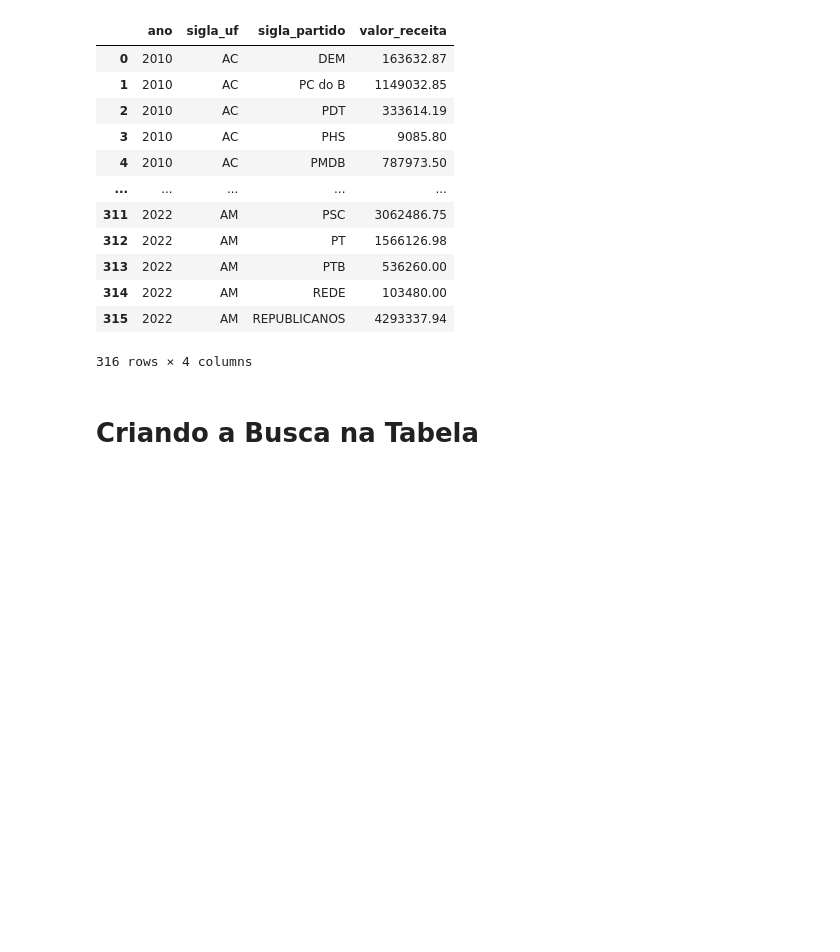
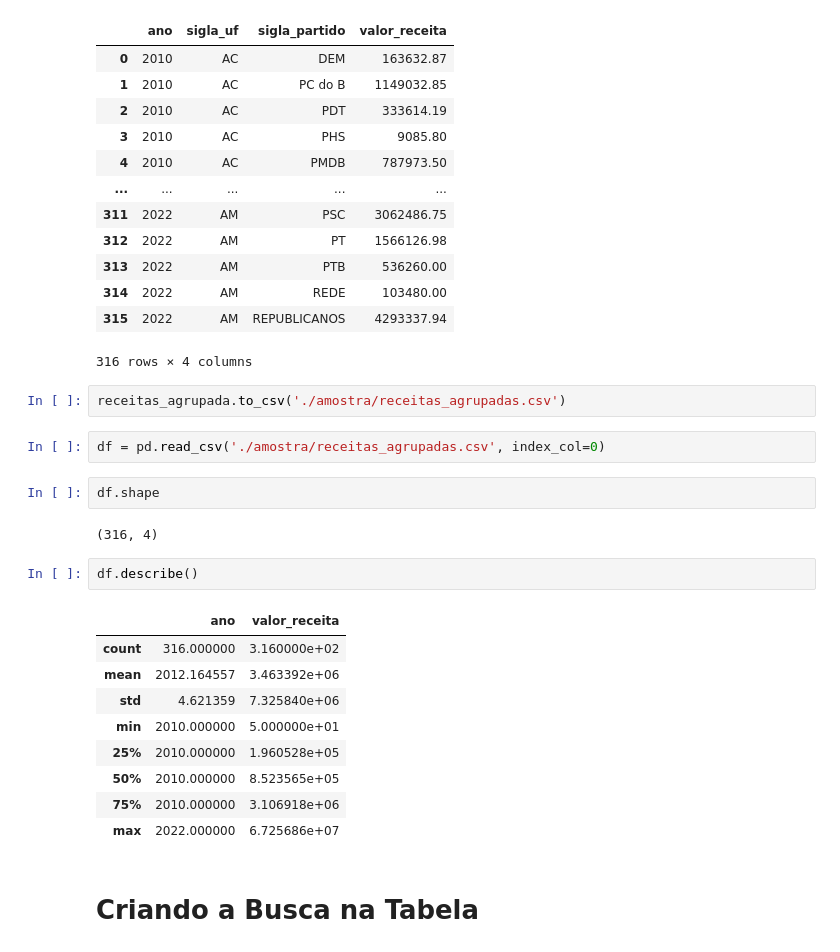
Before and after one commit to AugustoPrestes/Trabalho-ADS-2023.1, a Jupyter notebook: receita-candidatos.ipynb, the cells around one changed output. Cells and saved outputs as stored; diff of their text form; blank space fills up the shorter version.

```diff
--- a/receita-candidatos.ipynb
+++ b/receita-candidatos.ipynb
@@ -224,6 +224,26 @@ receitas_agrupada
 | 314 | 2022 | AM | REDE | 103480.00 |
 | 315 | 2022 | AM | REPUBLICANOS | 4293337.94 |
 316 rows × 4 columns
+# %%
+receitas_agrupada.to_csv('./amostra/receitas_agrupadas.csv')
+# %%
+df = pd.read_csv('./amostra/receitas_agrupadas.csv', index_col=0)
+# %%
+df.shape
+# %% [output]
+(316, 4)
+# %%
+df.describe()
+# %% [output]
+|  | ano | valor_receita |
+| count | 316.000000 | 3.160000e+02 |
+| mean | 2012.164557 | 3.463392e+06 |
+| std | 4.621359 | 7.325840e+06 |
+| min | 2010.000000 | 5.000000e+01 |
+| 25% | 2010.000000 | 1.960528e+05 |
+| 50% | 2010.000000 | 8.523565e+05 |
+| 75% | 2010.000000 | 3.106918e+06 |
+| max | 2022.000000 | 6.725686e+07 |
 # %% [markdown]
 # Criando a Busca na Tabela
 # %%
```
Also changed, not shown: parts of 7 cells of this notebook, 2 other files.
